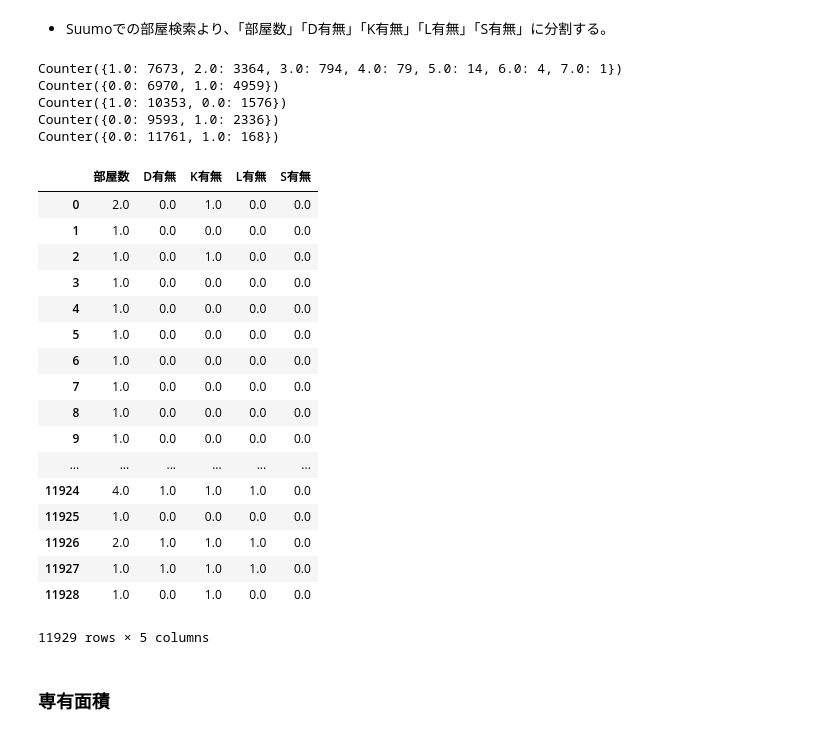
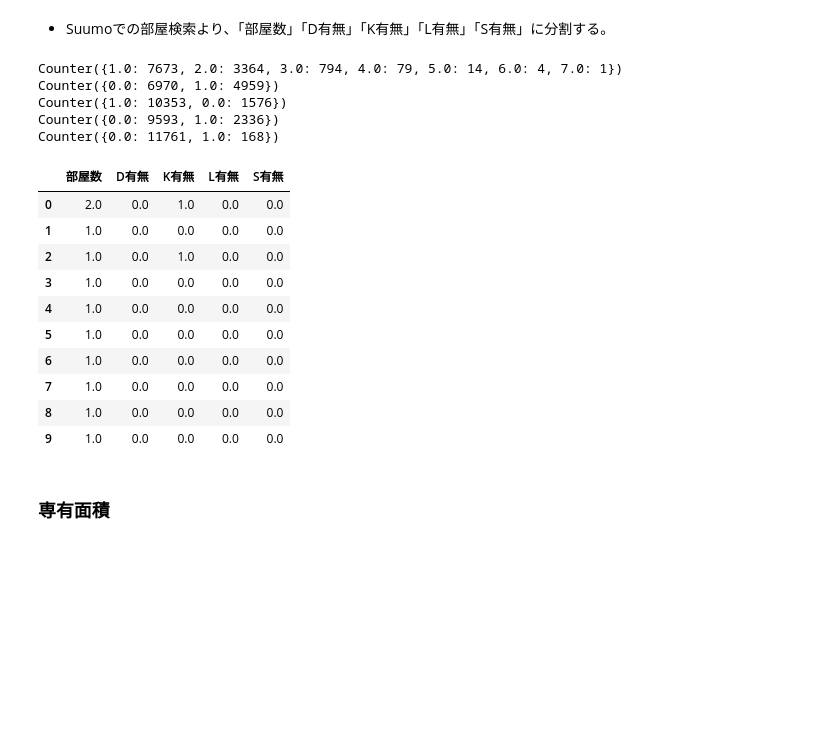
Before and after one commit to kimiaki/Bukken, a Jupyter notebook: code/make_bukken_df.ipynb, the cells around one changed output. Cells and saved outputs as stored; diff of their text form; code cells hidden in the pictures; blank space fills up the shorter version.

```diff
--- a/code/make_bukken_df.ipynb
+++ b/code/make_bukken_df.ipynb
@@ -214,7 +214,7 @@ areas = [] #専有面積
 # %%
 rooms = 0 # 物件数
 i = 0 # ページ数
-for url in urls:
+for url in tqdm(urls):
     i += 1 #ページ数カウント
     # 物件情報が入っている箇所を取得
     result = requests.get(url)
@@ -955,41 +786,34 @@ print(Counter(arr_rooms))
 print(Counter(arr_d))
 print(Counter(arr_k))
 print(Counter(arr_l))
 print(Counter(arr_s))
 
 # DataFrameへ変換
 df_floor_plan = pd.DataFrame(columns=["部屋数","D有無","K有無","L有無","S有無"])
 df_floor_plan["部屋数"] = arr_rooms
 df_floor_plan["D有無"] = arr_d
 df_floor_plan["K有無"] = arr_k
 df_floor_plan["L有無"] = arr_l
 df_floor_plan["S有無"] = arr_s
 # データ確認
-df_floor_plan
+df_floor_plan.head(10)
 # %% [output]
 Counter({1.0: 7673, 2.0: 3364, 3.0: 794, 4.0: 79, 5.0: 14, 6.0: 4, 7.0: 1})
 Counter({0.0: 6970, 1.0: 4959})
 Counter({1.0: 10353, 0.0: 1576})
 Counter({0.0: 9593, 1.0: 2336})
 Counter({0.0: 11761, 1.0: 168})
 |  | 部屋数 | D有無 | K有無 | L有無 | S有無 |
 | 0 | 2.0 | 0.0 | 1.0 | 0.0 | 0.0 |
 | 1 | 1.0 | 0.0 | 0.0 | 0.0 | 0.0 |
 | 2 | 1.0 | 0.0 | 1.0 | 0.0 | 0.0 |
 | 3 | 1.0 | 0.0 | 0.0 | 0.0 | 0.0 |
 | 4 | 1.0 | 0.0 | 0.0 | 0.0 | 0.0 |
 | 5 | 1.0 | 0.0 | 0.0 | 0.0 | 0.0 |
 | 6 | 1.0 | 0.0 | 0.0 | 0.0 | 0.0 |
 | 7 | 1.0 | 0.0 | 0.0 | 0.0 | 0.0 |
 | 8 | 1.0 | 0.0 | 0.0 | 0.0 | 0.0 |
 | 9 | 1.0 | 0.0 | 0.0 | 0.0 | 0.0 |
-| ... | ... | ... | ... | ... | ... |
-| 11924 | 4.0 | 1.0 | 1.0 | 1.0 | 0.0 |
-| 11925 | 1.0 | 0.0 | 0.0 | 0.0 | 0.0 |
-| 11926 | 2.0 | 1.0 | 1.0 | 1.0 | 0.0 |
-| 11927 | 1.0 | 1.0 | 1.0 | 1.0 | 0.0 |
-| 11928 | 1.0 | 0.0 | 1.0 | 0.0 | 0.0 |
-11929 rows × 5 columns
 # %% [markdown]
 ### 専有面積
 # %% [raw]
```
Also changed, not shown: parts of 43 cells of this notebook, 5 other files.
